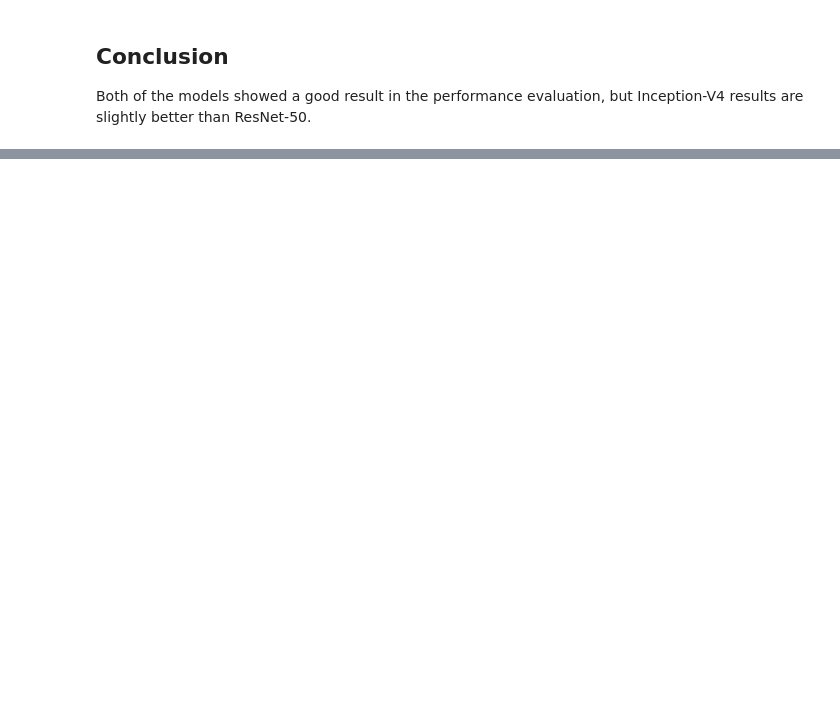
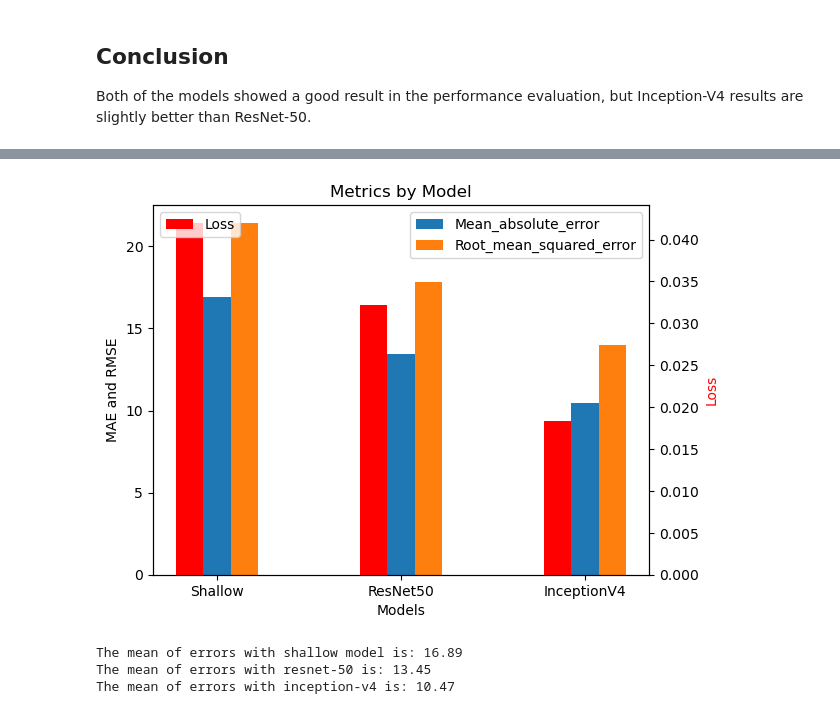
Before and after one commit to PooyaNasiri/bone-age-prediction, a Jupyter notebook: BoneAgePrediction.ipynb, the cells around one changed output, grey strips where cells are left out. Cells and saved outputs as stored; diff of their text form; code cells hidden in the pictures; blank space fills up the shorter version.

```diff
--- a/BoneAgePrediction.ipynb
+++ b/BoneAgePrediction.ipynb
@@ -948,0 +782,4 @@ We can say that the mean error of InceptionV4 for Testset is **11.32 month**.
+# %%
+dir_root = '/kaggle/input/bone-age-data-set-gray320clahe/Bone Age Datasets/'
+test_labels = convert_pandas_label_to_dict(pd.read_csv(dir_root + 'Bone Age Test Set/labels.csv').drop(columns=['Sex']))
+test_dataframe = create_dataset_dataframe(dir_root + 'Bone Age Test Set/Data/', test_labels)
@@ -948,0 +814,14 @@ We can say that the mean error of InceptionV4 for Testset is **11.32 month**.
+# %%
+test_dataset = create_dataset(test_dataframe, data_augmentation, False)
+# %%
+path = '/kaggle/input/pretrained-models/best_model_'
+
+shallow_model = tf.keras.models.load_model(path + 'shallow.h5')
+resnet50_model = tf.keras.models.load_model(path + 'resnet50.h5')
+inceptionv4_model = tf.keras.models.load_model(path + 'inceptionv4.h5')
+# %%
+test_steps = int(np.ceil(len(test_dataframe) / batch_size))
+
+shallow_evaluation = shallow_model.evaluate(test_dataset, steps=test_steps, return_dict=True , verbose='auto')
+resnet50_evaluation = resnet50_model.evaluate(test_dataset, steps=test_steps, return_dict=True , verbose='auto')
+inceptionv4_evaluation = inceptionv4_model.evaluate(test_dataset, steps=test_steps, return_dict=True , verbose='auto')
@@ -948,0 +832,36 @@ We can say that the mean error of InceptionV4 for Testset is **11.32 month**.
+# %%
+models = ['Shallow', 'ResNet50', 'InceptionV4']
+metrics = ['loss', 'mean_absolute_error', 'root_mean_squared_error']
+data = {
+    'Shallow': shallow_evaluation,
+    'ResNet50': resnet50_evaluation,
+    'InceptionV4': inceptionv4_evaluation,
+}
+bar_width = 0.15
+x = np.arange(len(models))
+fig, ax = plt.subplots()
+ax2 = ax.twinx()
+for i, metric in enumerate(metrics):
+    values = [data[model][metric] for model in models]
+    if metric == 'loss':
+        ax2.bar(x + i * bar_width, values, bar_width, label=metric.capitalize(), color='red')
+    else:
+        ax.bar(x + i * bar_width, values, bar_width, label=metric.capitalize())
+ax.set_xlabel('Models')
+ax.set_ylabel('MAE and RMSE')
+ax2.set_ylabel('Loss', color='red')
+ax.set_title('Metrics by Model')
+ax.set_xticks(x + bar_width * (len(metrics) - 1) / 2)
+ax.set_xticklabels(models)
+ax.legend(loc='upper right')
+ax2.legend(loc='upper left')
+plt.show()
+
+print('The mean of errors with shallow model is: {:.2f}'.format(shallow_evaluation['mean_absolute_error']))
+print('The mean of errors with resnet-50 is: {:.2f}'.format(resnet50_evaluation['mean_absolute_error']))
+print('The mean of errors with inception-v4 is: {:.2f}'.format(inceptionv4_evaluation['mean_absolute_error']))
+# %% [output]
+[figure, added]
+The mean of errors with shallow model is: 16.89
+The mean of errors with resnet-50 is: 13.45
+The mean of errors with inception-v4 is: 10.47
```
Also changed, not shown: parts of 49 cells of this notebook.
